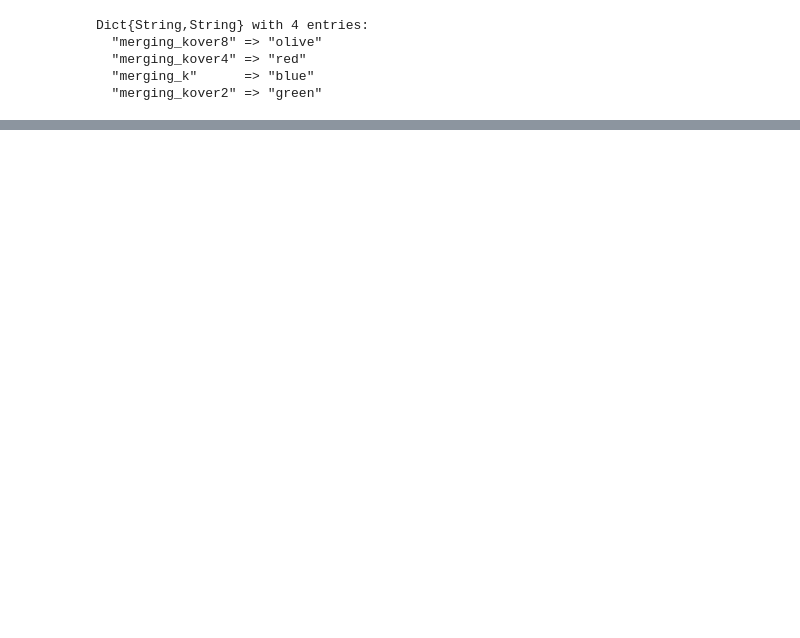
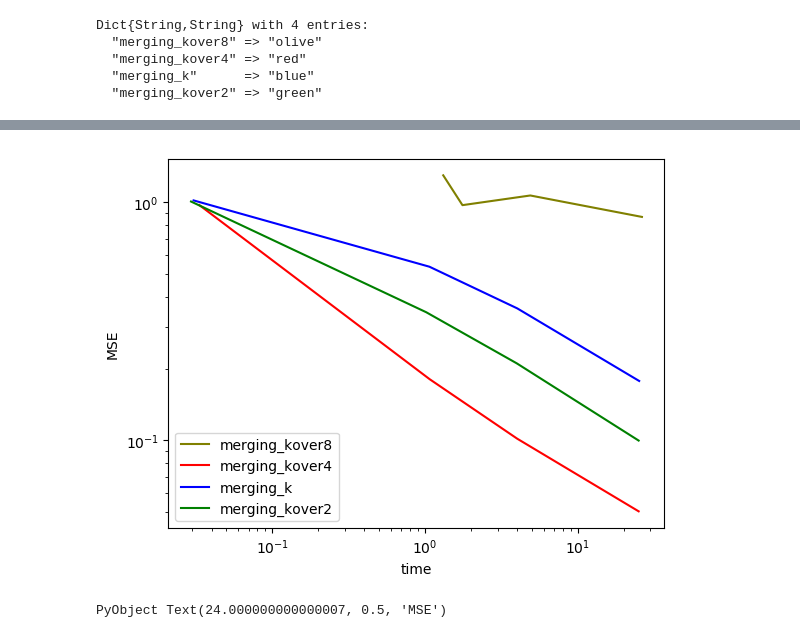
Before and after one commit to avoloshinov/multidimensional-segmented-regression, a Jupyter notebook: src/test.ipynb, the cells around one changed output, grey strips where cells are left out. Cells and saved outputs as stored; diff of their text form; code cells hidden in the pictures; blank space fills up the shorter version.

```diff
--- a/src/test.ipynb
+++ b/src/test.ipynb
@@ -61,0 +72,12 @@ Dict{AbstractString,Array{Float64,1}}("merging_kover8"=>[0.755754, 1.69812, 26.3
+# %%
+for (algo_name, algo_times) in times_mean
+    plot(algo_times, mses_mean[algo_name], label=algo_name, color=algo_colors[algo_name])
+end
+legend()
+yscale("log")
+xscale("log")
+xlabel("time")
+ylabel("MSE")
+# %% [output]
+[figure, added]
+PyObject Text(24.000000000000007, 0.5, 'MSE')
```
Also changed, not shown: parts of 5 cells of this notebook, 1 other file.
